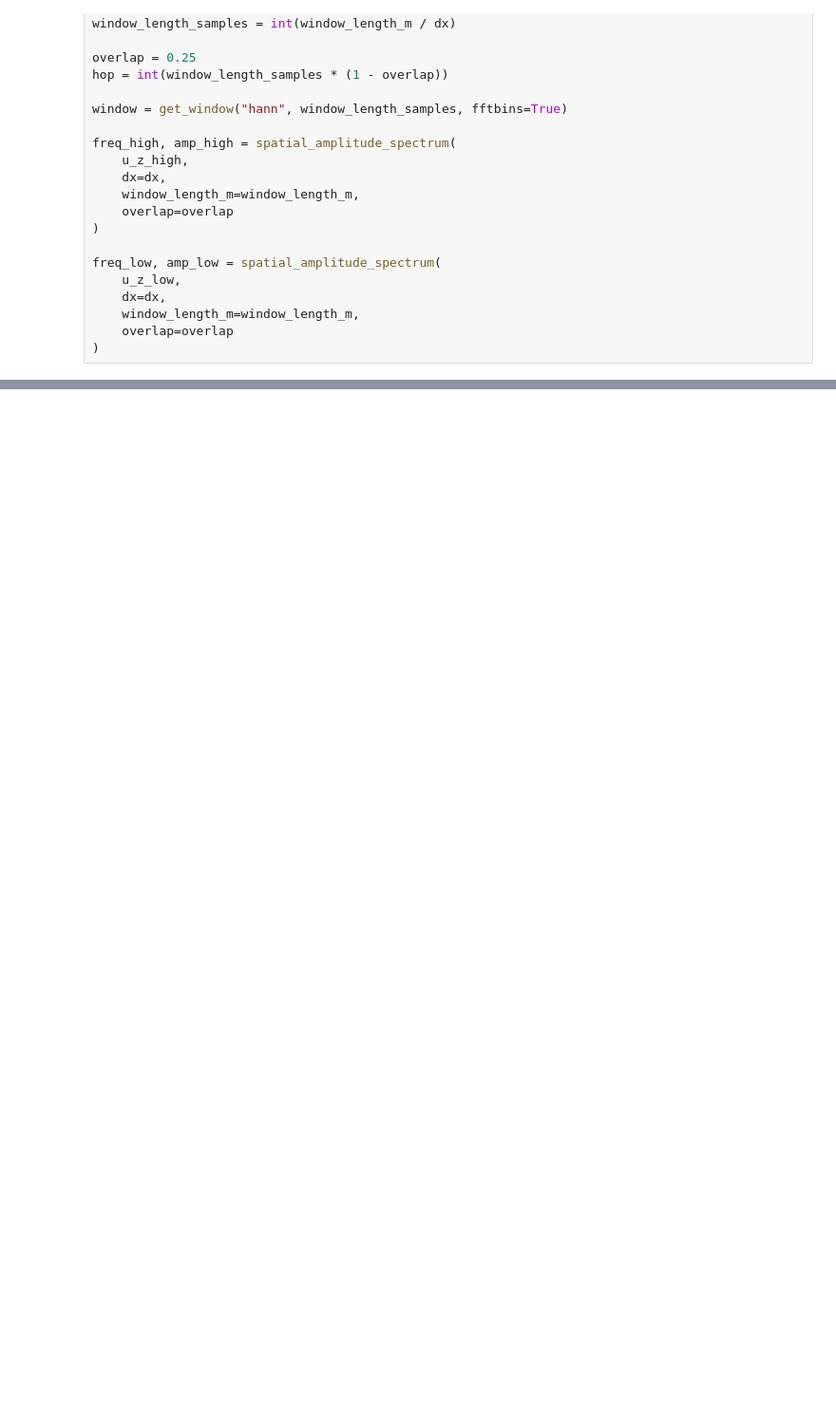
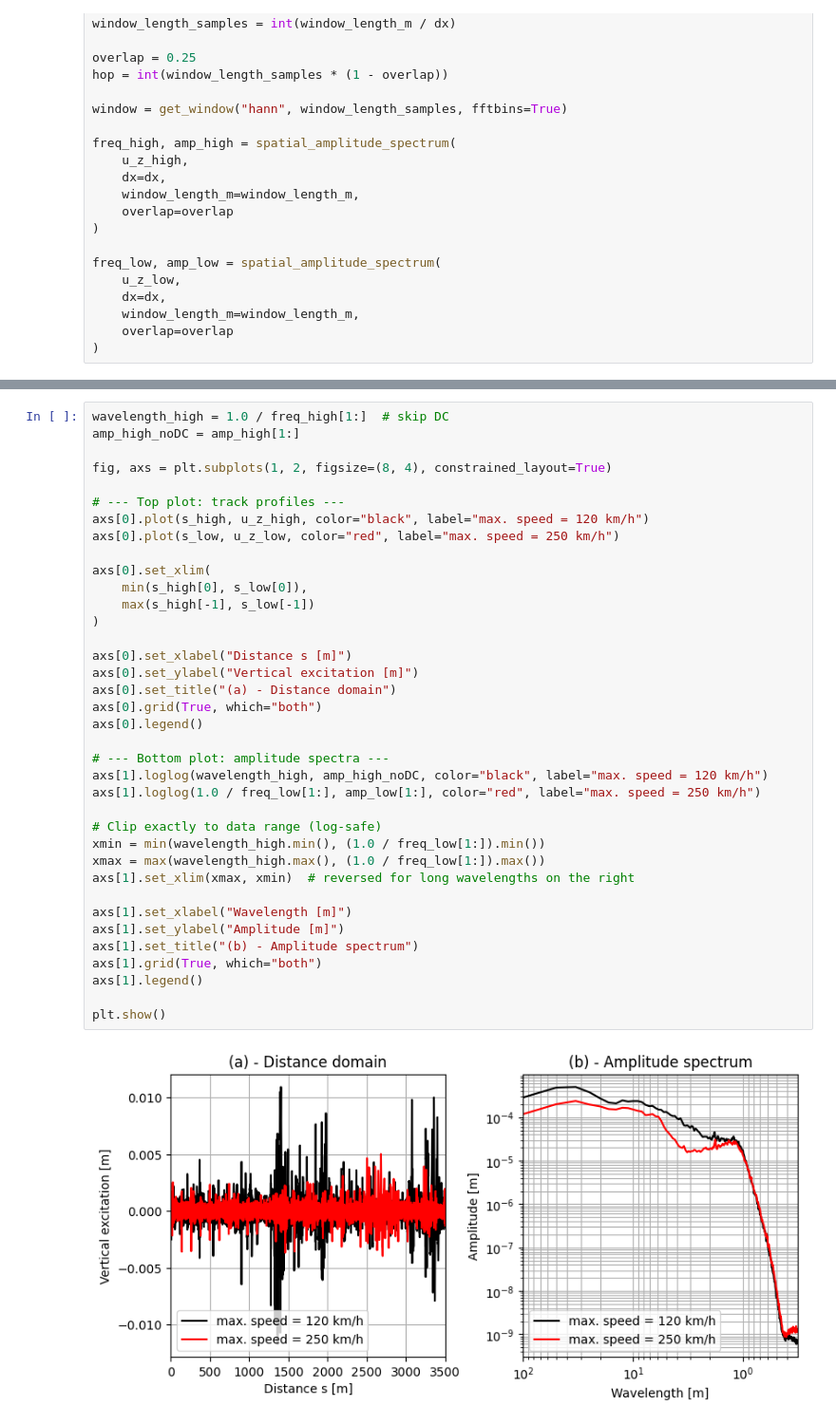
Before and after one commit to dprifer/KTH, a Jupyter notebook: Railways conf/TrackIrregAnalysis.ipynb, the cells around one changed output, grey strips where cells are left out. Shown at 95% size. Cells and saved outputs as stored; diff of their text form; blank space fills up the shorter version.

```diff
--- a/Railways conf/TrackIrregAnalysis.ipynb
+++ b/Railways conf/TrackIrregAnalysis.ipynb
@@ -116,0 +117,39 @@ plt.show()
+# %%
+wavelength_high = 1.0 / freq_high[1:]  # skip DC
+amp_high_noDC = amp_high[1:]
+
+fig, axs = plt.subplots(1, 2, figsize=(8, 4), constrained_layout=True)
+
+# --- Top plot: track profiles ---
+axs[0].plot(s_high, u_z_high, color="black", label="max. speed = 120 km/h")
+axs[0].plot(s_low, u_z_low, color="red", label="max. speed = 250 km/h")
+
+axs[0].set_xlim(
+    min(s_high[0], s_low[0]),
+    max(s_high[-1], s_low[-1])
+)
+
+axs[0].set_xlabel("Distance s [m]")
+axs[0].set_ylabel("Vertical excitation [m]")
+axs[0].set_title("(a) - Distance domain")
+axs[0].grid(True, which="both")
+axs[0].legend()
+
+# --- Bottom plot: amplitude spectra ---
+axs[1].loglog(wavelength_high, amp_high_noDC, color="black", label="max. speed = 120 km/h")
+axs[1].loglog(1.0 / freq_low[1:], amp_low[1:], color="red", label="max. speed = 250 km/h")
+
+# Clip exactly to data range (log-safe)
+xmin = min(wavelength_high.min(), (1.0 / freq_low[1:]).min())
+xmax = max(wavelength_high.max(), (1.0 / freq_low[1:]).max())
+axs[1].set_xlim(xmax, xmin)  # reversed for long wavelengths on the right
+
+axs[1].set_xlabel("Wavelength [m]")
+axs[1].set_ylabel("Amplitude [m]")
+axs[1].set_title("(b) - Amplitude spectrum")
+axs[1].grid(True, which="both")
+axs[1].legend()
+
+plt.show()
+# %% [output]
+[figure, added]
```
Also changed, not shown: parts of 1 cell of this notebook, 4 other files.
